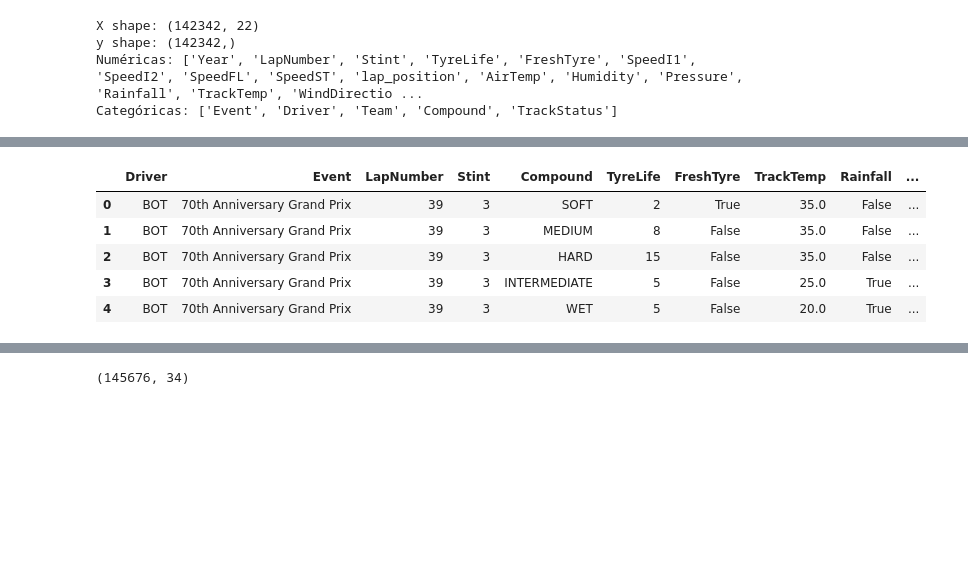
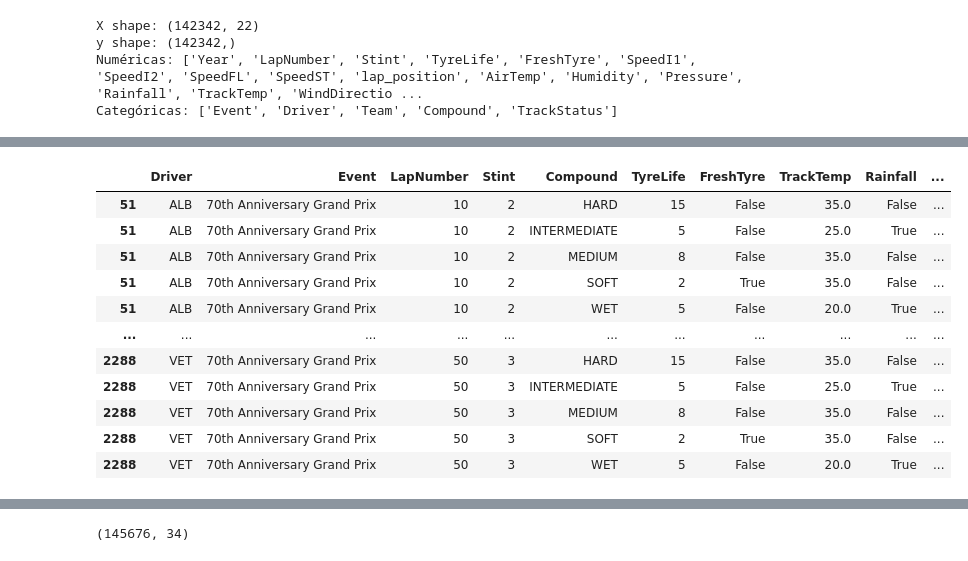
Before and after one commit to LorenaValero20/proyecto-f1, a Jupyter notebook: Simulación1.ipynb, the cells around one changed output, grey strips where cells are left out. Cells and saved outputs as stored; diff of their text form; code cells hidden in the pictures; blank space fills up the shorter version.

```diff
--- a/Simulación1.ipynb
+++ b/Simulación1.ipynb
@@ -397,0 +368,18 @@ display(base_row)
+# %%
+df_base = X_sim
+
+feature_cols = X_sim.columns.tolist()
+
+base_rows = df_base[
+    (df_base["Event"] == "70th Anniversary Grand Prix") &
+    (df_base["LapNumber"] % 10 == 0) &
+    (df_base["Rainfall"] == False) &
+    (df_base["Compound"].isin(["SOFT", "MEDIUM", "HARD"]))
+].copy()
+
+base_rows = base_rows.sort_values(["Driver", "LapNumber"])
+
+display(base_rows[[
+    "Driver", "Event", "LapNumber", "Stint",
+    "Compound", "TyreLife", "TrackTemp", "Rainfall"
+]])
@@ -503,38 +547,56 @@ display(sim_weather[[
 # %%
 realistic_scenarios = [
-    {"Compound": "SOFT", "TyreLife": 2, "FreshTyre": True,  "Rainfall": False, "TrackTemp": 35.0},
-    {"Compound": "MEDIUM", "TyreLife": 8, "FreshTyre": False, "Rainfall": False, "TrackTemp": 35.0},
+    {"Compound": "SOFT", "TyreLife": 2,  "FreshTyre": True,  "Rainfall": False, "TrackTemp": 35.0},
+    {"Compound": "MEDIUM", "TyreLife": 8,  "FreshTyre": False, "Rainfall": False, "TrackTemp": 35.0},
     {"Compound": "HARD", "TyreLife": 15, "FreshTyre": False, "Rainfall": False, "TrackTemp": 35.0},
     {"Compound": "INTERMEDIATE", "TyreLife": 5, "FreshTyre": False, "Rainfall": True, "TrackTemp": 25.0},
     {"Compound": "WET", "TyreLife": 5, "FreshTyre": False, "Rainfall": True, "TrackTemp": 20.0}
 ]
 
 scenarios_realistic = []
 
-for s in realistic_scenarios:
-    row = base_row.copy()
-    for k, v in s.items():
-        row[k] = v
+feature_cols = X_sim.columns.tolist()
 
-    pred = model_sim.predict(row)[0]
+for _, base_row in base_rows.iterrows():
+    for s in realistic_scenarios:
+        row = base_row[feature_cols].copy()
 
-    out = row.copy()
-    out["scenario_type"] = "realistic_combined"
-    out["scenario_value"] = str(s)
-    out["predicted_laptime"] = pred
-    scenarios_realistic.append(out)
+        for k, v in s.items():
+            row[k] = v
 
-sim_realistic = pd.concat(scenarios_realistic, ignore_index=True)
+        row_df = pd.DataFrame([row], columns=feature_cols)
+        pred = model_sim.predict(row_df)[0]
 
-display(sim_realistic[[
-    "Driver", "Event", "LapNumber", "Stint",
-    "Compound", "TyreLife", "FreshTyre",
-    "TrackTemp", "Rainfall", "predicted_laptime", "scenario_value"
-]])
+        out = base_row.copy()
+        for k, v in s.items():
+            out[k] = v
+
+        out["scenario_type"] = "realistic_combined"
+        out["scenario_value"] = str(s)
+        out["predicted_laptime"] = pred
+
+        scenarios_realistic.append(out)
+
+sim_realistic = pd.DataFrame(scenarios_realistic)
+
+display(
+    sim_realistic[[
+        "Driver", "Event", "LapNumber", "Stint",
+        "Compound", "TyreLife", "FreshTyre",
+        "TrackTemp", "Rainfall",
+        "predicted_laptime", "scenario_value"
+    ]].sort_values(["Driver", "LapNumber", "Compound"])
+)
 # %% [output]
 |  | Driver | Event | LapNumber | Stint | Compound | TyreLife | FreshTyre | TrackTemp | Rainfall | ... |
-| 0 | BOT | 70th Anniversary Grand Prix | 39 | 3 | SOFT | 2 | True | 35.0 | False | ... |
-| 1 | BOT | 70th Anniversary Grand Prix | 39 | 3 | MEDIUM | 8 | False | 35.0 | False | ... |
-| 2 | BOT | 70th Anniversary Grand Prix | 39 | 3 | HARD | 15 | False | 35.0 | False | ... |
-| 3 | BOT | 70th Anniversary Grand Prix | 39 | 3 | INTERMEDIATE | 5 | False | 25.0 | True | ... |
-| 4 | BOT | 70th Anniversary Grand Prix | 39 | 3 | WET | 5 | False | 20.0 | True | ... |
+| 51 | ALB | 70th Anniversary Grand Prix | 10 | 2 | HARD | 15 | False | 35.0 | False | ... |
+| 51 | ALB | 70th Anniversary Grand Prix | 10 | 2 | INTERMEDIATE | 5 | False | 25.0 | True | ... |
+| 51 | ALB | 70th Anniversary Grand Prix | 10 | 2 | MEDIUM | 8 | False | 35.0 | False | ... |
+| 51 | ALB | 70th Anniversary Grand Prix | 10 | 2 | SOFT | 2 | True | 35.0 | False | ... |
+| 51 | ALB | 70th Anniversary Grand Prix | 10 | 2 | WET | 5 | False | 20.0 | True | ... |
+| ... | ... | ... | ... | ... | ... | ... | ... | ... | ... | ... |
+| 2288 | VET | 70th Anniversary Grand Prix | 50 | 3 | HARD | 15 | False | 35.0 | False | ... |
+| 2288 | VET | 70th Anniversary Grand Prix | 50 | 3 | INTERMEDIATE | 5 | False | 25.0 | True | ... |
+| 2288 | VET | 70th Anniversary Grand Prix | 50 | 3 | MEDIUM | 8 | False | 35.0 | False | ... |
+| 2288 | VET | 70th Anniversary Grand Prix | 50 | 3 | SOFT | 2 | True | 35.0 | False | ... |
+| 2288 | VET | 70th Anniversary Grand Prix | 50 | 3 | WET | 5 | False | 20.0 | True | ... |
```
Also changed, not shown: parts of 38 cells of this notebook.
